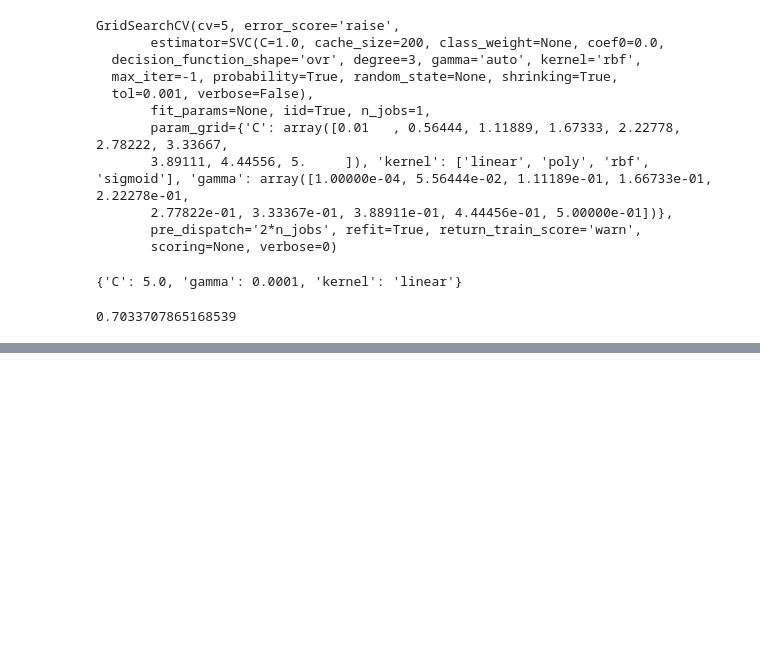
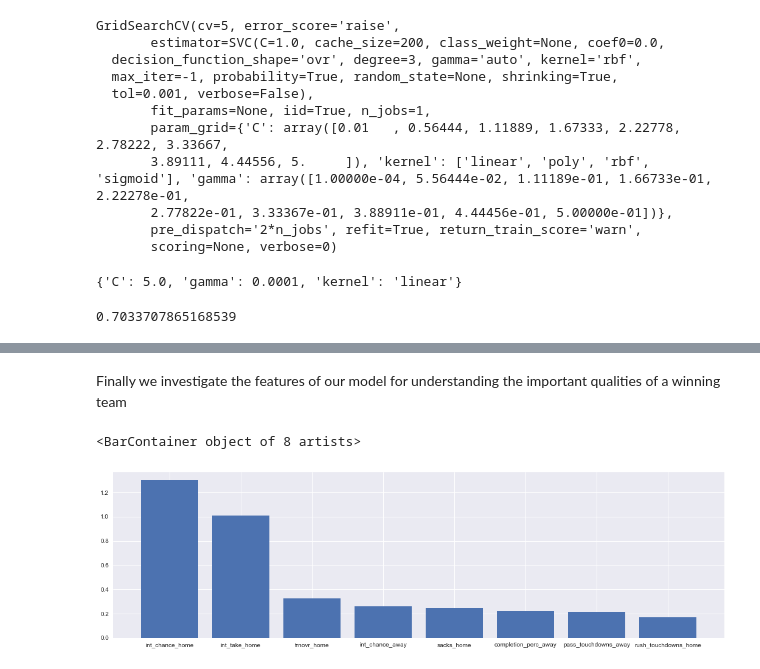
Before and after one commit to Edwardbafford/Springboard, a Jupyter notebook: Capstone 1 - NFL Matchup Predictions/Code/Machine Learning Analysis.ipynb, the cells around one changed output, grey strips where cells are left out. Drawn from its saved outputs; the diff is of its cells as text; code cells hidden in the pictures; blank space fills up the shorter version.

```diff
--- a/Capstone 1 - NFL Matchup Predictions/Code/Machine Learning Analysis.ipynb
+++ b/Capstone 1 - NFL Matchup Predictions/Code/Machine Learning Analysis.ipynb
@@ -559,0 +617,16 @@ svm_clf.best_score_
+# %% [markdown]
+Finally we investigate the features of our model for understanding the important qualities of a winning team
+# %%
+l = LogisticRegression(C=4.287).fit(X_features_scale, y_class)
+
+coefs = pd.DataFrame(l.coef_[0], index=X_final.columns)
+coefs.columns = ['coef']
+coefs['coef'] = np.abs(coefs['coef'])
+top = coefs.nlargest(n=8, columns='coef')
+
+figure(figsize=(18, 5))
+
+plt.bar(top.index, top['coef'])
+# %% [output]
+<BarContainer object of 8 artists>
+[figure, added]
```
Also changed, not shown: parts of 9 cells of this notebook, 4 other files.
